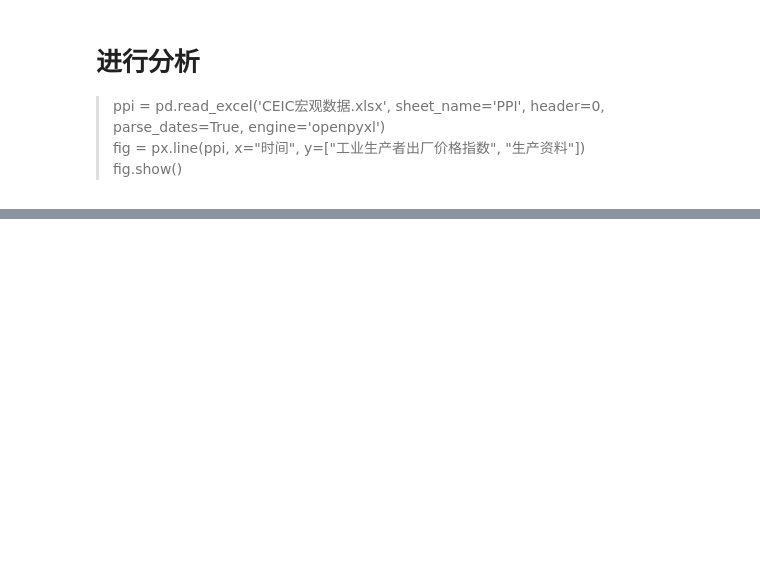
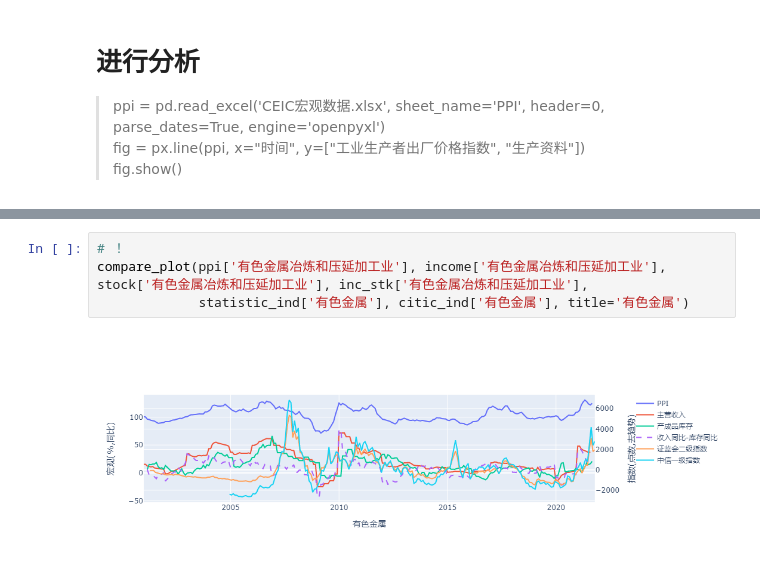
Before and after one commit to RobertHoffman/gist, a Jupyter notebook: stock_study.ipynb, the cells around one changed output, grey strips where cells are left out. Drawn from its saved outputs; the diff is of its cells as text; blank space fills up the shorter version.

```diff
--- a/stock_study.ipynb
+++ b/stock_study.ipynb
@@ -135,0 +109,6 @@ compare_plot(ppi['煤炭开采和洗选业'], income['煤炭开采和洗选业']
+# %%
+# ！
+compare_plot(ppi['有色金属冶炼和压延加工业'], income['有色金属冶炼和压延加工业'], stock['有色金属冶炼和压延加工业'], inc_stk['有色金属冶炼和压延加工业'],
+             statistic_ind['有色金属'], citic_ind['有色金属'], title='有色金属')
+# %% [output]
+[figure, added]
```
Also changed, not shown: parts of 30 cells of this notebook, 2 other files.
